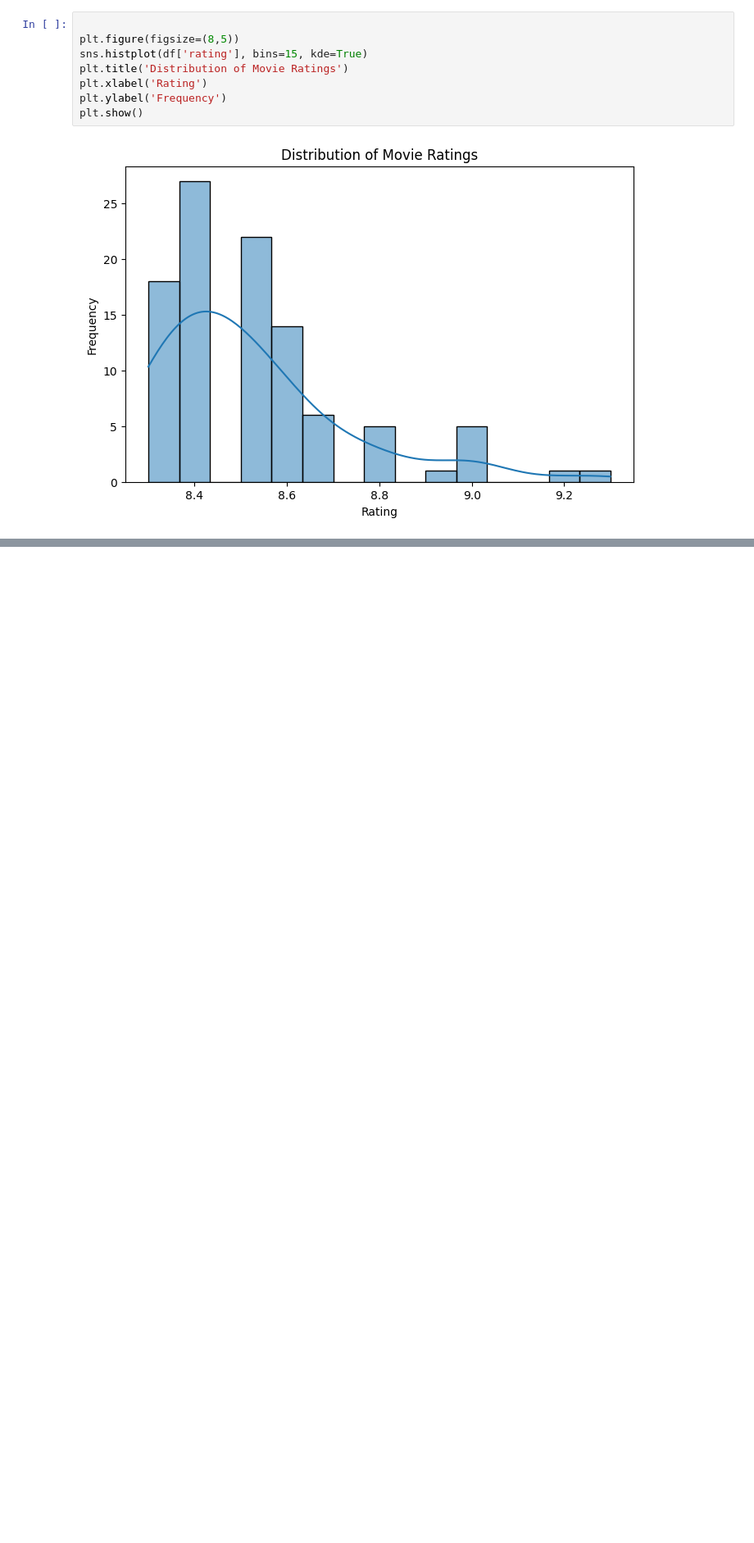
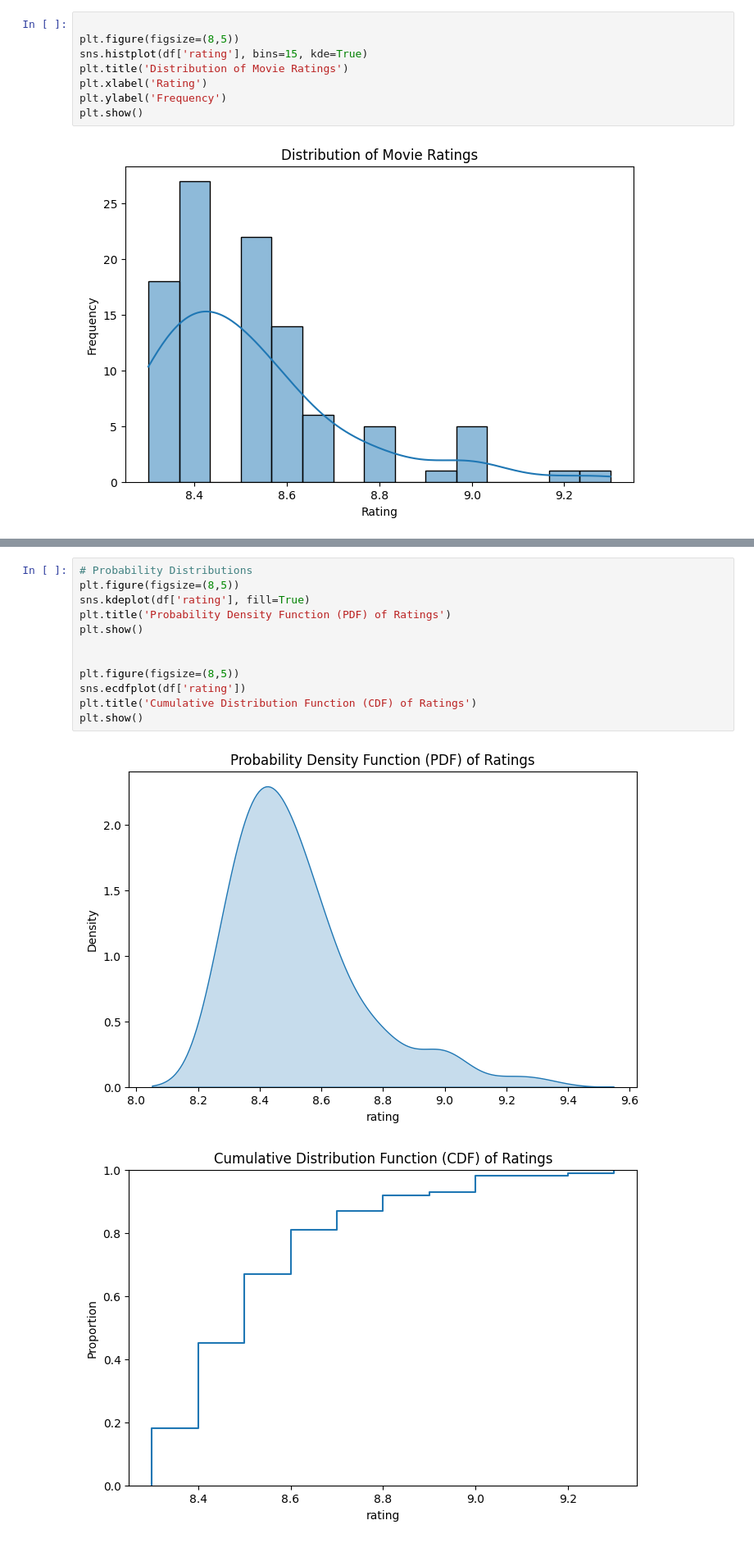
Before and after one commit to suntwister/Flexisaf, a Jupyter notebook: Week_3/movies.ipynb, the cells around one changed output, grey strips where cells are left out. Shown: that part at 82% size. Saved outputs shown, nothing was run; the diff lists cells and outputs as text; blank space fills up the shorter version.

```diff
--- a/Week_3/movies.ipynb
+++ b/Week_3/movies.ipynb
@@ -101,0 +133,15 @@ plt.show()
+# %%
+# Probability Distributions
+plt.figure(figsize=(8,5))
+sns.kdeplot(df['rating'], fill=True)
+plt.title('Probability Density Function (PDF) of Ratings')
+plt.show()
+
+
+plt.figure(figsize=(8,5))
+sns.ecdfplot(df['rating'])
+plt.title('Cumulative Distribution Function (CDF) of Ratings')
+plt.show()
+# %% [output]
+[figure, added]
+[figure, added]
```
Also changed, not shown: parts of 11 cells of this notebook.
